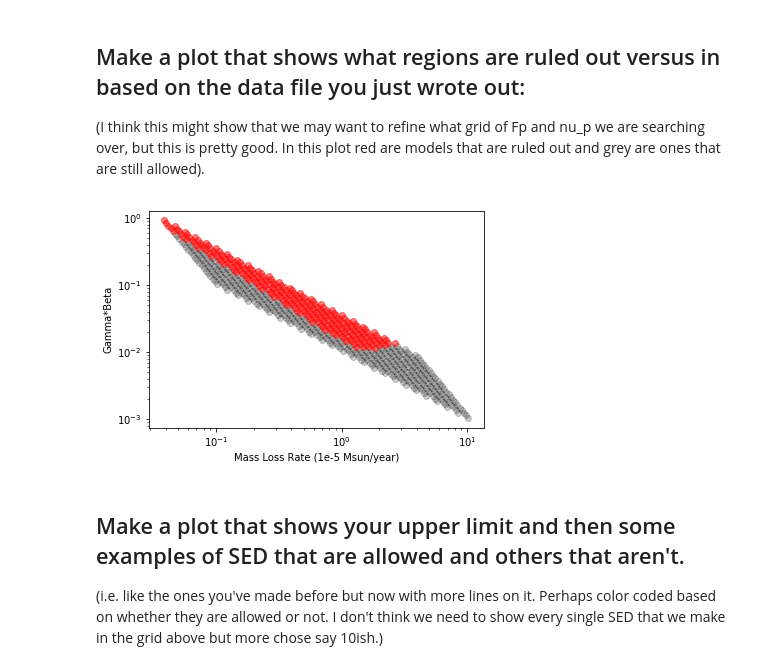
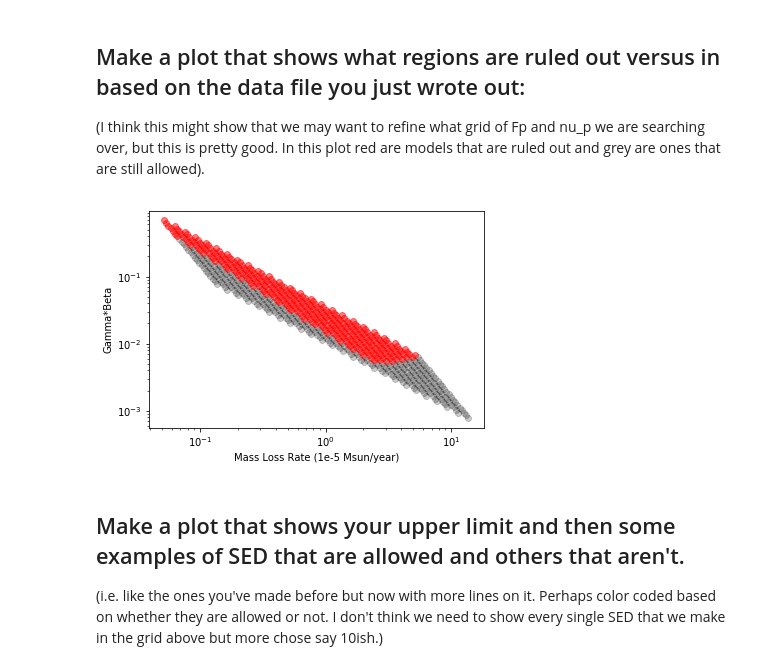
Before and after one commit to ibikadaeze/ast1501, a Jupyter notebook: freesync.ipynb, the cells around one changed output. Cells and saved outputs as stored; diff of their text form; code cells hidden in the pictures.

```diff
--- a/freesync.ipynb
+++ b/freesync.ipynb
@@ -178,30 +178,30 @@ ascii.write(data,file_out,names=names,overwrite=True)
 ## Make a plot that shows what regions are ruled out versus in based on the data file you just wrote out:
 (I think this might show that we may want to refine what grid of Fp and nu_p we are searching over, but this is pretty good. In this plot red are models that are ruled out and grey are ones that are still allowed).
 # %%
-file_in = 'PS11aop_ParameterSpace.csv'
+file_in = 'PS11aopx_ParameterSpace.csv'
 data_plot = ascii.read(file_in)
 
 gammabeta = data_plot['v_shock']*(1/3e5)
 x=0
 y=0
 
 
 plt.figure()
 
 for i in range(len(data_plot)):
     if data_plot['RuledOut'][i] == 'True':
         plt.plot(data_plot['Mdot'][i],gammabeta[i],'ro',alpha=0.5)
     else:
         plt.plot(data_plot['Mdot'][i],gammabeta[i],'ko',alpha=0.2)
 
 plt.yscale('log')
 plt.xscale('log')
 plt.xlabel('Mass Loss Rate (1e-5 Msun/year)')
 plt.ylabel('Gamma*Beta')
 #plt.show()
-plt.savefig('mgPS11aop.pdf')
+plt.savefig('mgPS11aopx.pdf')
 # %% [output]
-[figure, old version]
+[figure, new version]
 # %% [markdown]
 ## Make a plot that shows your upper limit and then some examples of SED that are allowed and others that aren't.
 (i.e. like the ones you've made before but now with more lines on it. Perhaps color coded based on whether they are allowed or not. I don't think we need to show every single SED that we make in the grid above but more chose say 10ish.)
```
Also changed, not shown: parts of 6 cells of this notebook.
